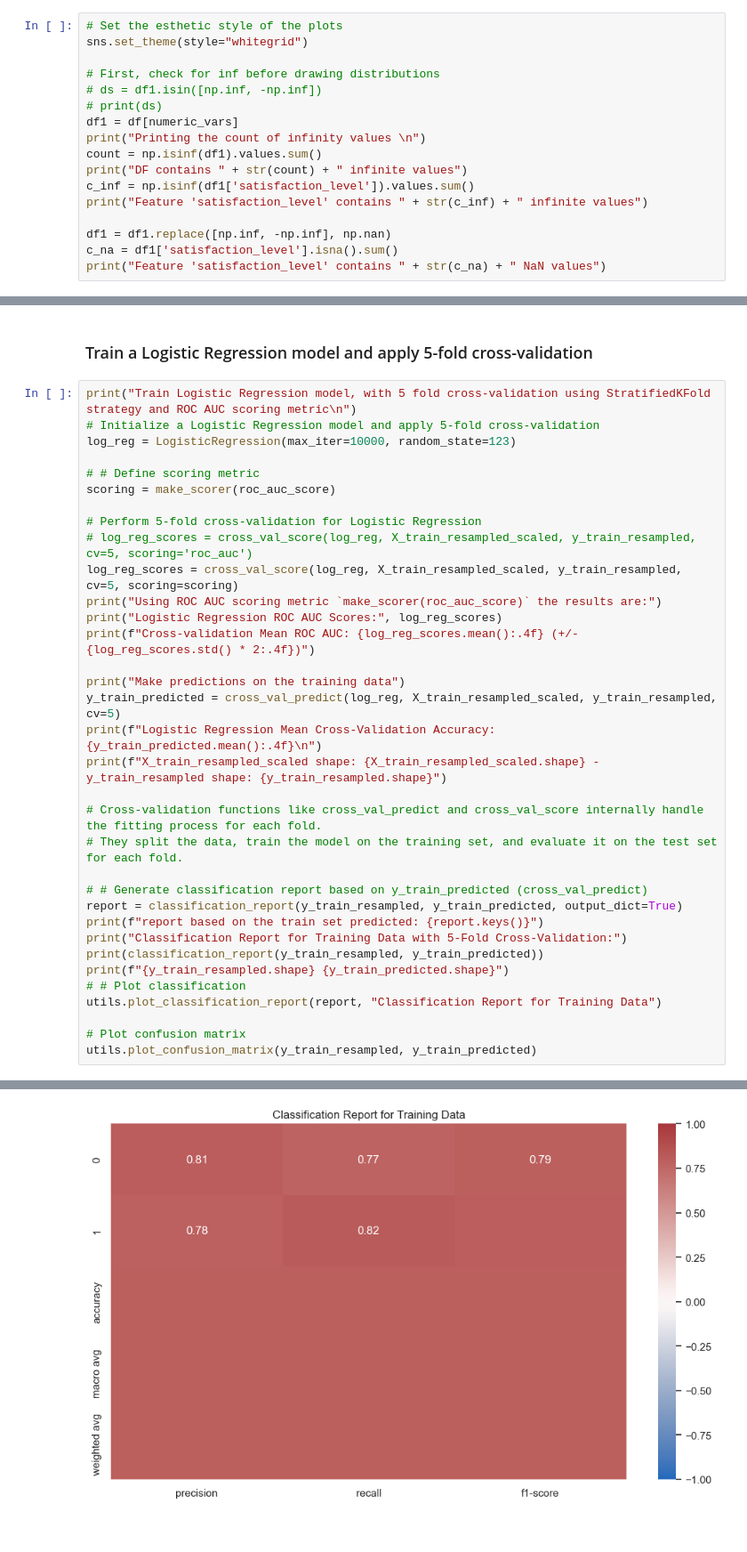
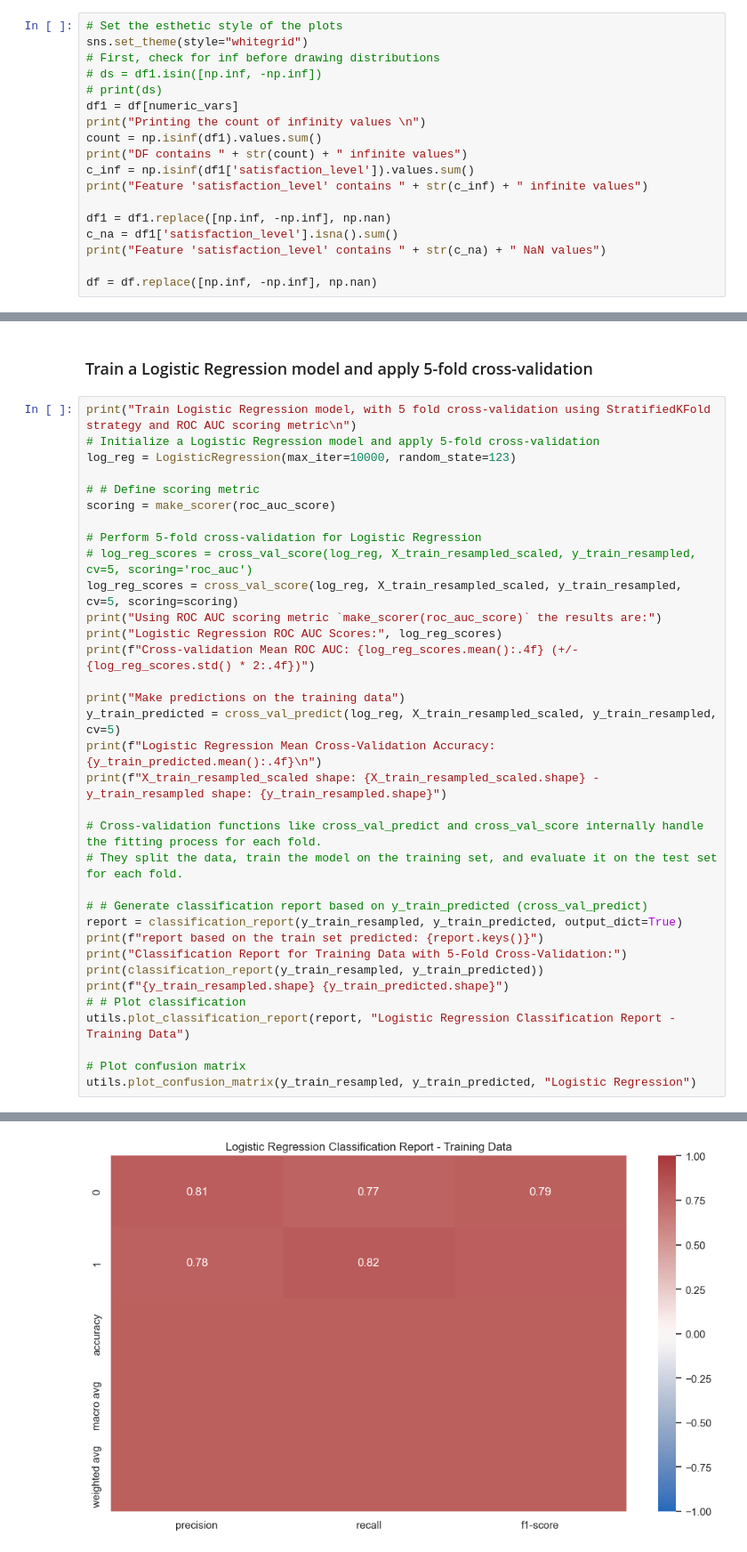
Before and after one commit to karmenatwork/4_CB_employees_turnover, a Jupyter notebook: main.ipynb, the cells around one changed output, grey strips where cells are left out. Shown at 89% size. Drawn from its saved outputs; the diff is of its cells as text.

```diff
--- a/main.ipynb
+++ b/main.ipynb
@@ -190,7 +192,6 @@ Name: count, dtype: int64
 # %%
 # Set the esthetic style of the plots
 sns.set_theme(style="whitegrid")
-
 # First, check for inf before drawing distributions
 # ds = df1.isin([np.inf, -np.inf])
 # print(ds)
@@ -204,6 +205,8 @@ print("Feature 'satisfaction_level' contains " + str(c_inf) + " infinite values"
 df1 = df1.replace([np.inf, -np.inf], np.nan)
 c_na = df1['satisfaction_level'].isna().sum()
 print("Feature 'satisfaction_level' contains " + str(c_na) + " NaN values")
+
+df = df.replace([np.inf, -np.inf], np.nan)
 # %% [output]
 Printing the count of infinity values
 
@@ -545,33 +595,33 @@ print(f"X_train_resampled_scaled shape: {X_train_resampled_scaled.shape} - y_tra
 # Cross-validation functions like cross_val_predict and cross_val_score internally handle the fitting process for each fold.
 # They split the data, train the model on the training set, and evaluate it on the test set for each fold.
 
 # # Generate classification report based on y_train_predicted (cross_val_predict)
 report = classification_report(y_train_resampled, y_train_predicted, output_dict=True)
 print(f"report based on the train set predicted: {report.keys()}")
 print("Classification Report for Training Data with 5-Fold Cross-Validation:")
 print(classification_report(y_train_resampled, y_train_predicted))
 print(f"{y_train_resampled.shape} {y_train_predicted.shape}")
 # # Plot classification
-utils.plot_classification_report(report, "Classification Report for Training Data")
+utils.plot_classification_report(report, "Logistic Regression Classification Report - Training Data")
 
 # Plot confusion matrix
-utils.plot_confusion_matrix(y_train_resampled, y_train_predicted)
+utils.plot_confusion_matrix(y_train_resampled, y_train_predicted, "Logistic Regression")
 # %% [output]
 Train Logistic Regression model, with 5 fold cross-validation using StratifiedKFold strategy and ROC AUC scoring metric
 
 Using ROC AUC scoring metric `make_scorer(roc_auc_score)` the results are:
 Logistic Regression ROC AUC Scores: [0.73857425 0.77577292 0.81376929 0.82006091 0.827407  ]
 Cross-validation Mean ROC AUC: 0.7951 (+/- 0.0668)
 Make predictions on the training data
 Logistic Regression Mean Cross-Validation Accuracy: 0.5211
 
 X_train_resampled_scaled shape: (18284, 18) - y_train_resampled shape: (18284,)
 report based on the train set predicted: dict_keys(['0', '1', 'accuracy', 'macro avg', 'weighted avg'])
 Classification Report for Training Data with 5-Fold Cross-Validation:
               precision    recall  f1-score   support
 ... (5 lines left out)
    macro avg       0.80      0.80      0.80     18284
 weighted avg       0.80      0.80      0.80     18284
 
 (18284,) (18284,)
-[figure, old version]
+[figure, new version]
```
Also changed, not shown: parts of 20 cells of this notebook, 1 other file.
